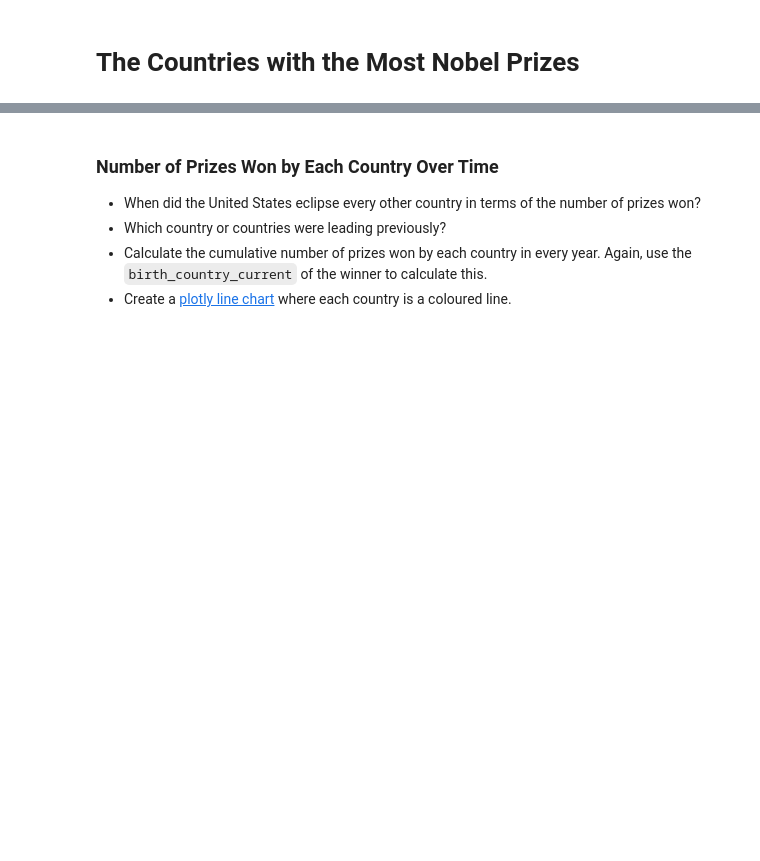
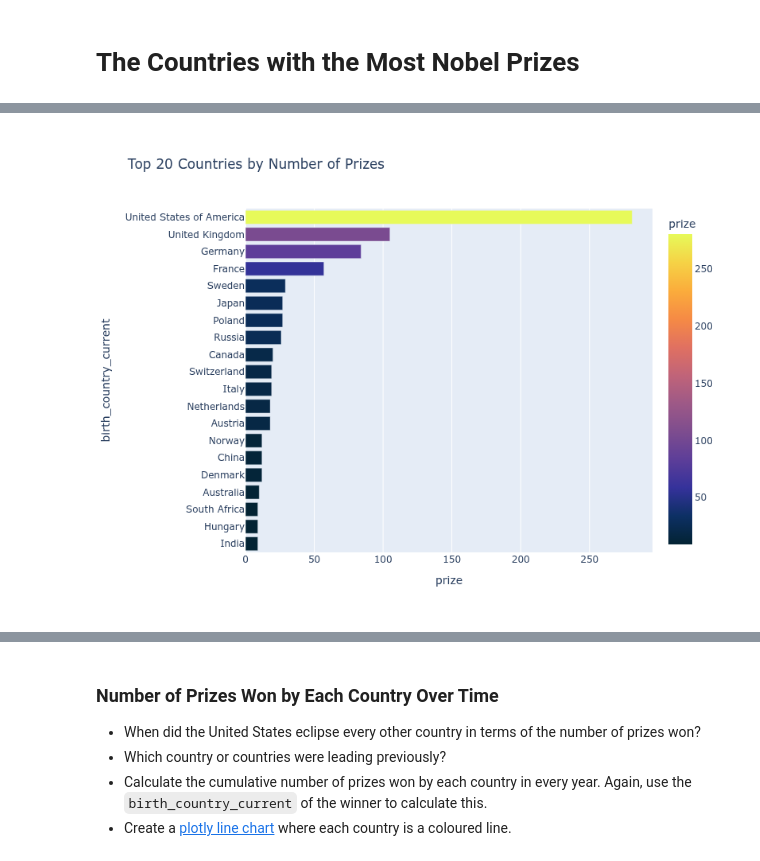
Before and after one commit to Jonikulov/100-days-python-bootcamp, a Jupyter notebook: day_79_analyzing_nobel_prize_plotly_matplotlib_seaborn/Nobel Prize Analysis with Plotly, Matplotlib & Seaborn.ipynb, the cells around one changed output, grey strips where cells are left out. Cells and saved outputs as stored; diff of their text form; code cells hidden in the pictures; blank space fills up the shorter version.

```diff
--- a/day_79_analyzing_nobel_prize_plotly_matplotlib_seaborn/Nobel Prize Analysis with Plotly, Matplotlib & Seaborn.ipynb
+++ b/day_79_analyzing_nobel_prize_plotly_matplotlib_seaborn/Nobel Prize Analysis with Plotly, Matplotlib & Seaborn.ipynb
@@ -533,3 +533,8 @@ plt.show()
 <img src=https://i.imgur.com/agcJdRS.png width=750>
 
 * What is the ranking for the top 20 countries in terms of the number of prizes?
+# %%
+top20_countries = df_data.groupby(
+    "birth_country_current", as_index=False
+)[["prize"]].count().sort_values("prize")[-20:]
+top20_countries
@@ -536,3 +559,17 @@ plt.show()
+# %%
+bar_fig = px.bar(
+    data_frame=top20_countries,
+    x="prize",
+    y="birth_country_current",
+    title="Top 20 Countries by Number of Prizes",
+    width=800,
+    height=600,
+    color="prize",
+    color_continuous_scale="thermal"
+)
+bar_fig.show()
+# %% [output]
+[figure, added]
 # %% [markdown]
 # Use a Choropleth Map to Show the Number of Prizes Won by Country
 
```
Also changed, not shown: parts of 29 cells of this notebook, 2 other files.
